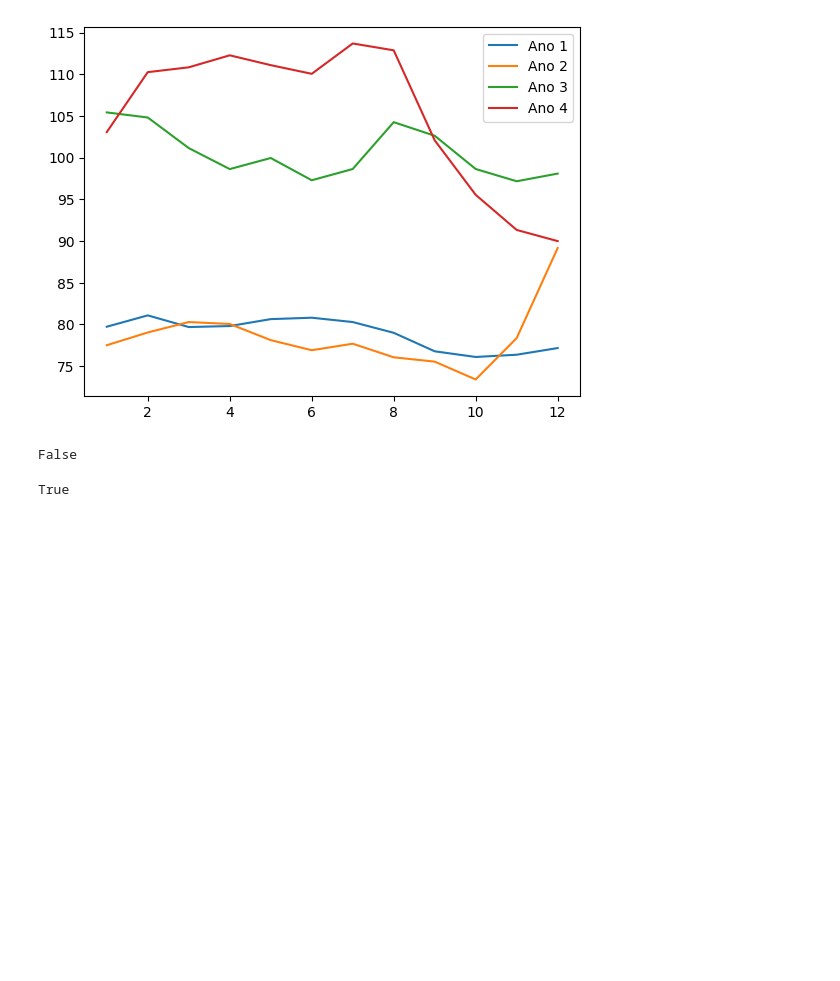
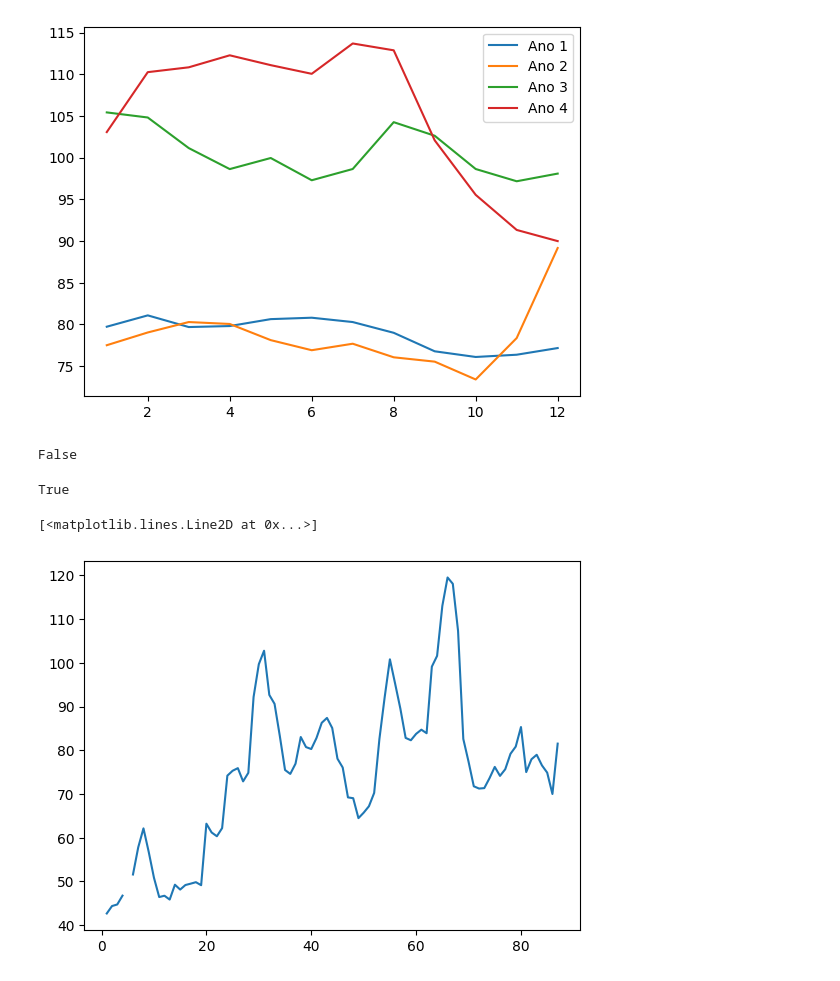
Before and after one commit to LKSFerreira/lifelong-learning, a Jupyter notebook: projetos-ia/python-data-science/numpy_analise_numeroca_eficiente.ipynb, the cells around one changed output. Cells and saved outputs as stored; diff of their text form; code cells hidden in the pictures; blank space fills up the shorter version.

```diff
--- a/projetos-ia/python-data-science/numpy_analise_numeroca_eficiente.ipynb
+++ b/projetos-ia/python-data-science/numpy_analise_numeroca_eficiente.ipynb
@@ -62,3 +109,8 @@ False
 np.allclose(moscou_ano1, moscou_ano2, 10)
 # %% [output]
 True
+# %%
+plt.plot(datas, kaliningrad)
+# %% [output]
+[<matplotlib.lines.Line2D at 0x...>]
+[figure, added]
```
Also changed, not shown: parts of 33 cells of this notebook, 3 other files.
